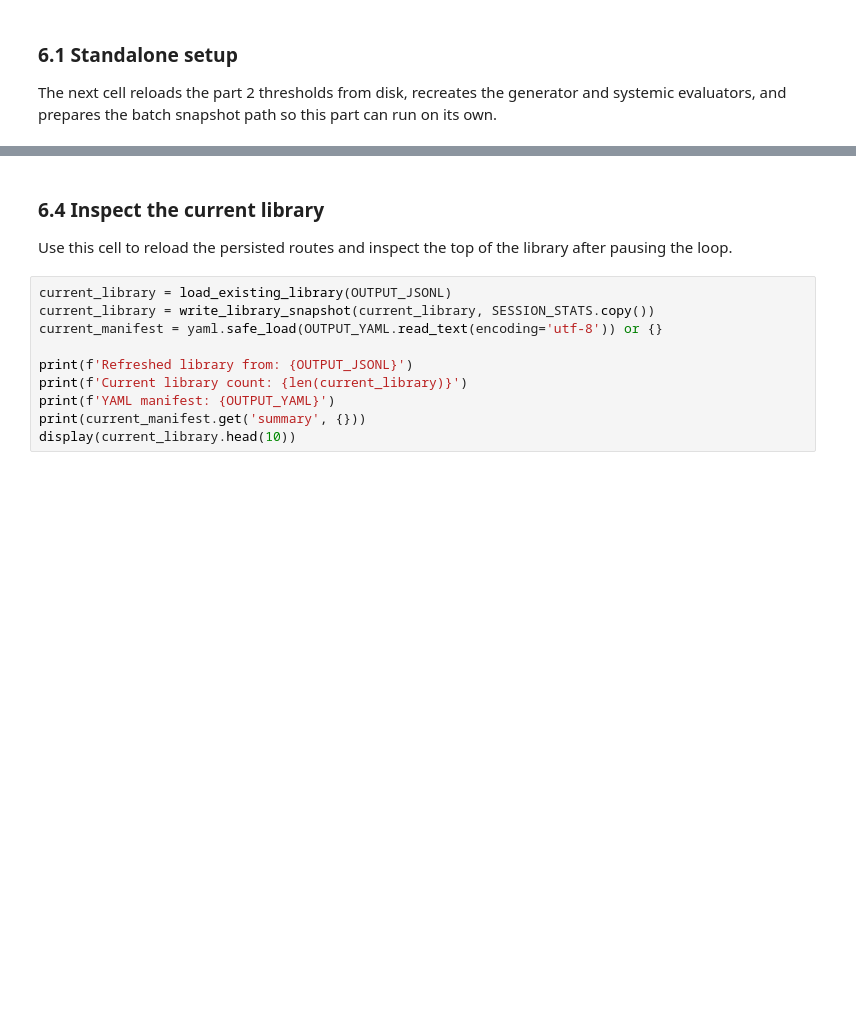
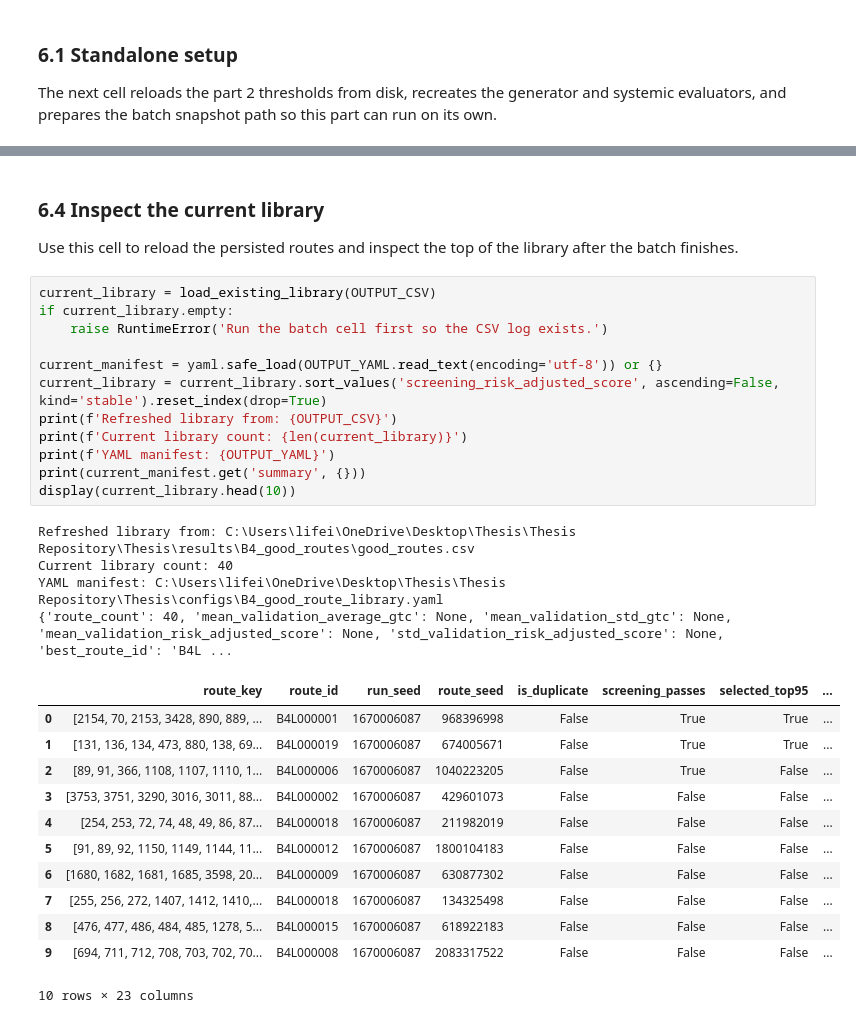
Before and after one commit to giosanchez0208/Thesis, a Jupyter notebook: notebooks/B4_jeepney_rl.ipynb, the cells around one changed output, grey strips where cells are left out. Drawn from its saved outputs; the diff is of its cells as text; blank space fills up the shorter version.

Commit message:
feat: Complete Initial Set of Good Routes

```diff
--- a/notebooks/B4_jeepney_rl.ipynb
+++ b/notebooks/B4_jeepney_rl.ipynb
@@ -981,13 +1073,32 @@ Error:
 # %% [markdown]
 ### 6.4 Inspect the current library
-Use this cell to reload the persisted routes and inspect the top of the library after pausing the loop.
+Use this cell to reload the persisted routes and inspect the top of the library after the batch finishes.
 # %%
-current_library = load_existing_library(OUTPUT_JSONL)
-current_library = write_library_snapshot(current_library, SESSION_STATS.copy())
+current_library = load_existing_library(OUTPUT_CSV)
+if current_library.empty:
+    raise RuntimeError('Run the batch cell first so the CSV log exists.')
+
 current_manifest = yaml.safe_load(OUTPUT_YAML.read_text(encoding='utf-8')) or {}
-
-print(f'Refreshed library from: {OUTPUT_JSONL}')
+current_library = current_library.sort_values('screening_risk_adjusted_score', ascending=False, kind='stable').reset_index(drop=True)
+print(f'Refreshed library from: {OUTPUT_CSV}')
 print(f'Current library count: {len(current_library)}')
 print(f'YAML manifest: {OUTPUT_YAML}')
 print(current_manifest.get('summary', {}))
 display(current_library.head(10))
+# %% [output]
+Refreshed library from: C:\Users\lifei\OneDrive\Desktop\Thesis\Thesis Repository\Thesis\results\B4_good_routes\good_routes.csv
+Current library count: 40
+YAML manifest: C:\Users\lifei\OneDrive\Desktop\Thesis\Thesis Repository\Thesis\configs\B4_good_route_library.yaml
+{'route_count': 40, 'mean_validation_average_gtc': None, 'mean_validation_std_gtc': None, 'mean_validation_risk_adjusted_score': None, 'std_validation_risk_adjusted_score': None, 'best_route_id': 'B4L ...
+|  | route_key | route_id | run_seed | route_seed | is_duplicate | screening_passes | selected_top95 | ... |
+| 0 | [2154, 70, 2153, 3428, 890, 889, ... | B4L000001 | 1670006087 | 968396998 | False | True | True | ... |
+| 1 | [131, 136, 134, 473, 880, 138, 69... | B4L000019 | 1670006087 | 674005671 | False | True | True | ... |
+| 2 | [89, 91, 366, 1108, 1107, 1110, 1... | B4L000006 | 1670006087 | 1040223205 | False | True | False | ... |
+| 3 | [3753, 3751, 3290, 3016, 3011, 88... | B4L000002 | 1670006087 | 429601073 | False | False | False | ... |
+| 4 | [254, 253, 72, 74, 48, 49, 86, 87... | B4L000018 | 1670006087 | 211982019 | False | False | False | ... |
+| 5 | [91, 89, 92, 1150, 1149, 1144, 11... | B4L000012 | 1670006087 | 1800104183 | False | False | False | ... |
+| 6 | [1680, 1682, 1681, 1685, 3598, 20... | B4L000009 | 1670006087 | 630877302 | False | False | False | ... |
+| 7 | [255, 256, 272, 1407, 1412, 1410,... | B4L000018 | 1670006087 | 134325498 | False | False | False | ... |
+| 8 | [476, 477, 486, 484, 485, 1278, 5... | B4L000015 | 1670006087 | 618922183 | False | False | False | ... |
+| 9 | [694, 711, 712, 708, 703, 702, 70... | B4L000008 | 1670006087 | 2083317522 | False | False | False | ... |
+10 rows × 23 columns
```
Also changed, not shown: parts of 25 cells of this notebook, 10 other files.
